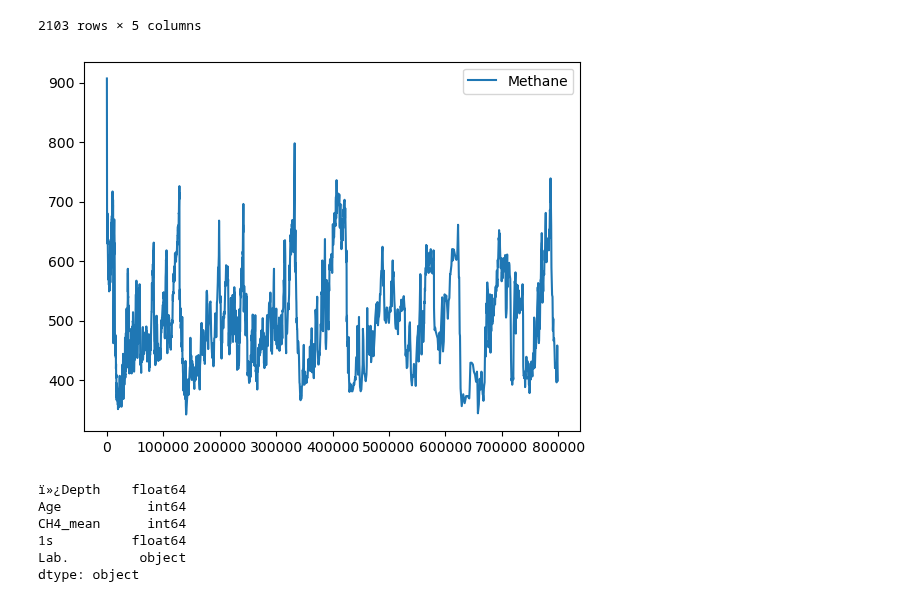
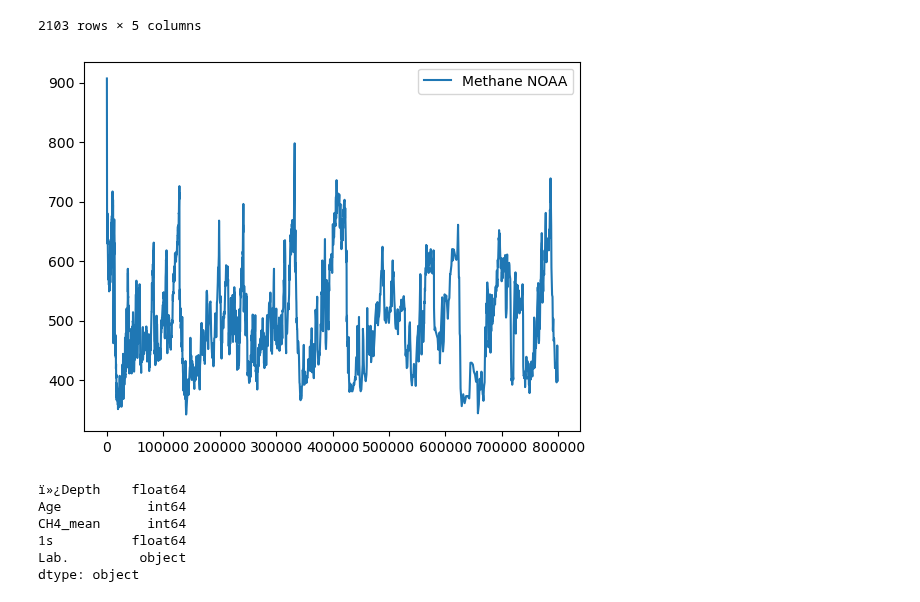
Before and after one commit to dectan/Programming-for-Data-Analysis-Project-2, a Jupyter notebook: test3.ipynb, the cells around one changed output. Cells and saved outputs as stored; diff of their text form; code cells hidden in the pictures.

```diff
--- a/test3.ipynb
+++ b/test3.ipynb
@@ -441,12 +441,11 @@ df18=pd.read_csv('methane2.csv',encoding='Latin',delimiter=r"\s+")
 df18.columns = df18.columns.str.lstrip()
 df18.columns = df18.columns.str.rstrip()
 # %%
-plt.plot(df17['gas age (edc3_gas_a)'],df17['CH4 mean'], label = 'Methane')
-#plt.plot(df13['Age'],df13['Temperature'], label = 'NOAA')
+plt.plot(df17['gas age (edc3_gas_a)'],df17['CH4 mean'], label = 'Methane NOAA')
 plt.legend()
 plt.show()
 # %% [output]
-[figure, old version]
+[figure, new version]
 # %%
 df18.dtypes
 # %% [output]
```
Also changed, not shown: parts of 31 cells of this notebook, 1 other file.
